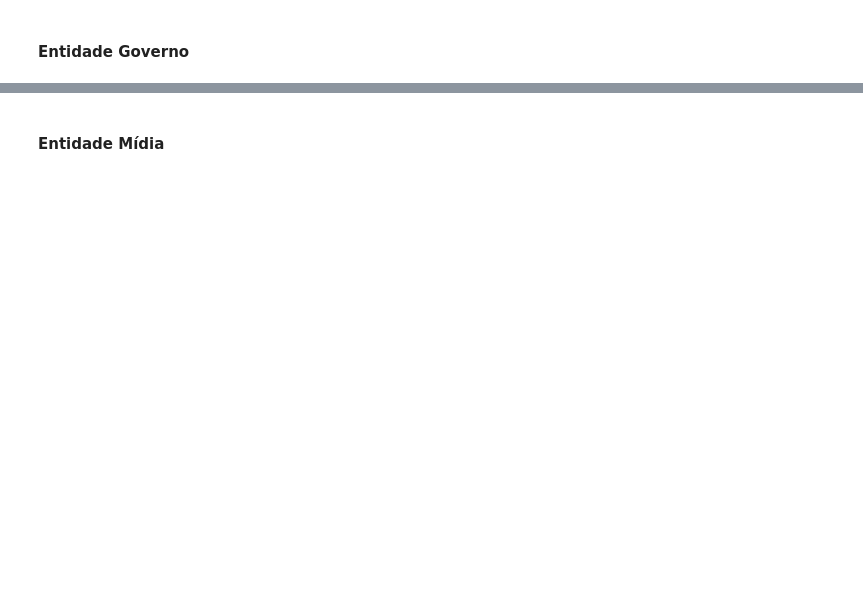
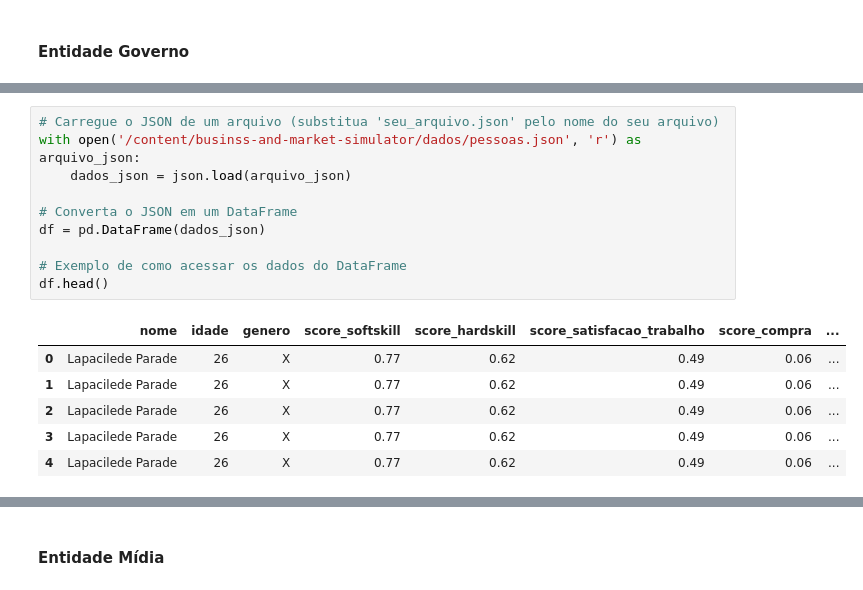
Before and after one commit to DiegoTeixeiraMarques/businss-and-market-simulator, a Jupyter notebook: simulador_de_mercado.ipynb, the cells around one changed output, grey strips where cells are left out. Cells and saved outputs as stored; diff of their text form; blank space fills up the shorter version.

```diff
--- a/simulador_de_mercado.ipynb
+++ b/simulador_de_mercado.ipynb
@@ -88,0 +139,17 @@ len(pessoas)
+# %%
+# Carregue o JSON de um arquivo (substitua 'seu_arquivo.json' pelo nome do seu arquivo)
+with open('/content/businss-and-market-simulator/dados/pessoas.json', 'r') as arquivo_json:
+    dados_json = json.load(arquivo_json)
+
+# Converta o JSON em um DataFrame
+df = pd.DataFrame(dados_json)
+
+# Exemplo de como acessar os dados do DataFrame
+df.head()
+# %% [output]
+|  | nome | idade | genero | score_softskill | score_hardskill | score_satisfacao_trabalho | score_compra | ... |
+| 0 | Lapacilede Parade | 26 | X | 0.77 | 0.62 | 0.49 | 0.06 | ... |
+| 1 | Lapacilede Parade | 26 | X | 0.77 | 0.62 | 0.49 | 0.06 | ... |
+| 2 | Lapacilede Parade | 26 | X | 0.77 | 0.62 | 0.49 | 0.06 | ... |
+| 3 | Lapacilede Parade | 26 | X | 0.77 | 0.62 | 0.49 | 0.06 | ... |
+| 4 | Lapacilede Parade | 26 | X | 0.77 | 0.62 | 0.49 | 0.06 | ... |
```
Also changed, not shown: parts of 6 cells of this notebook.
